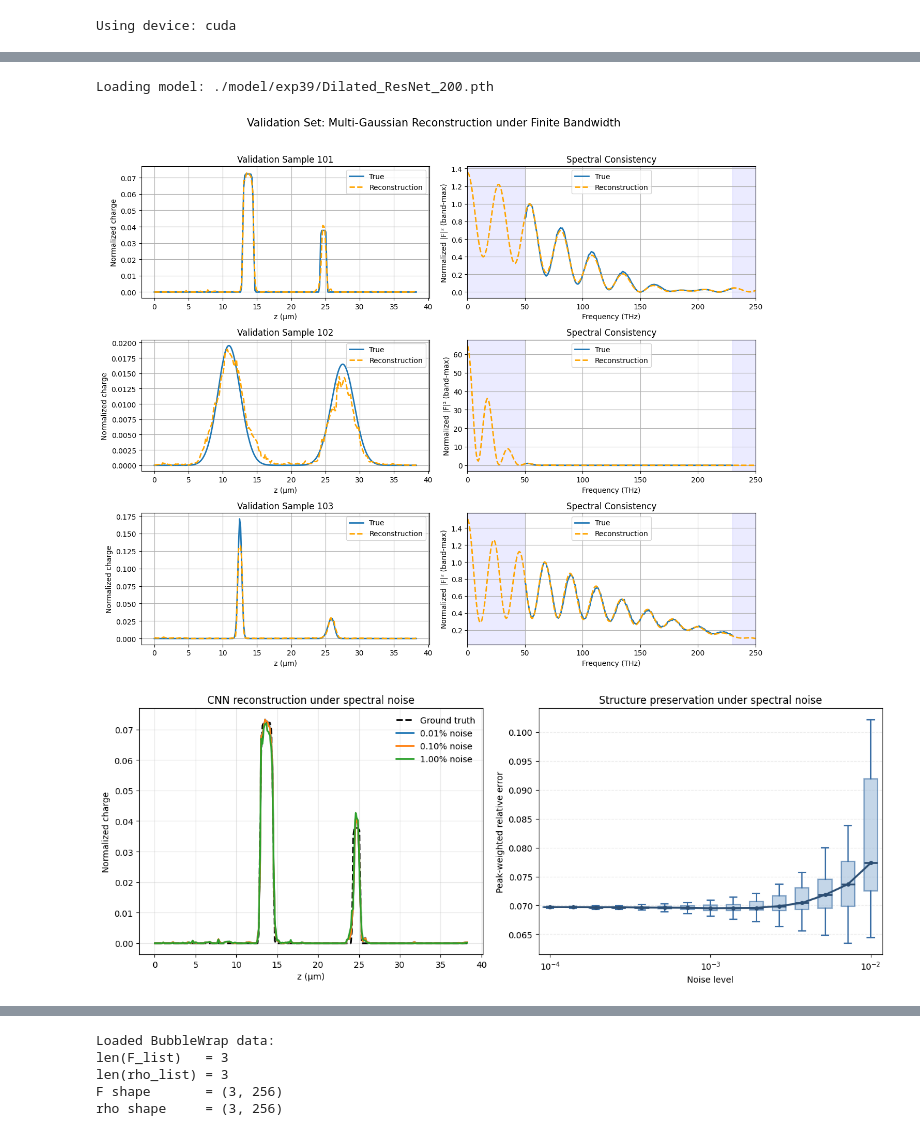
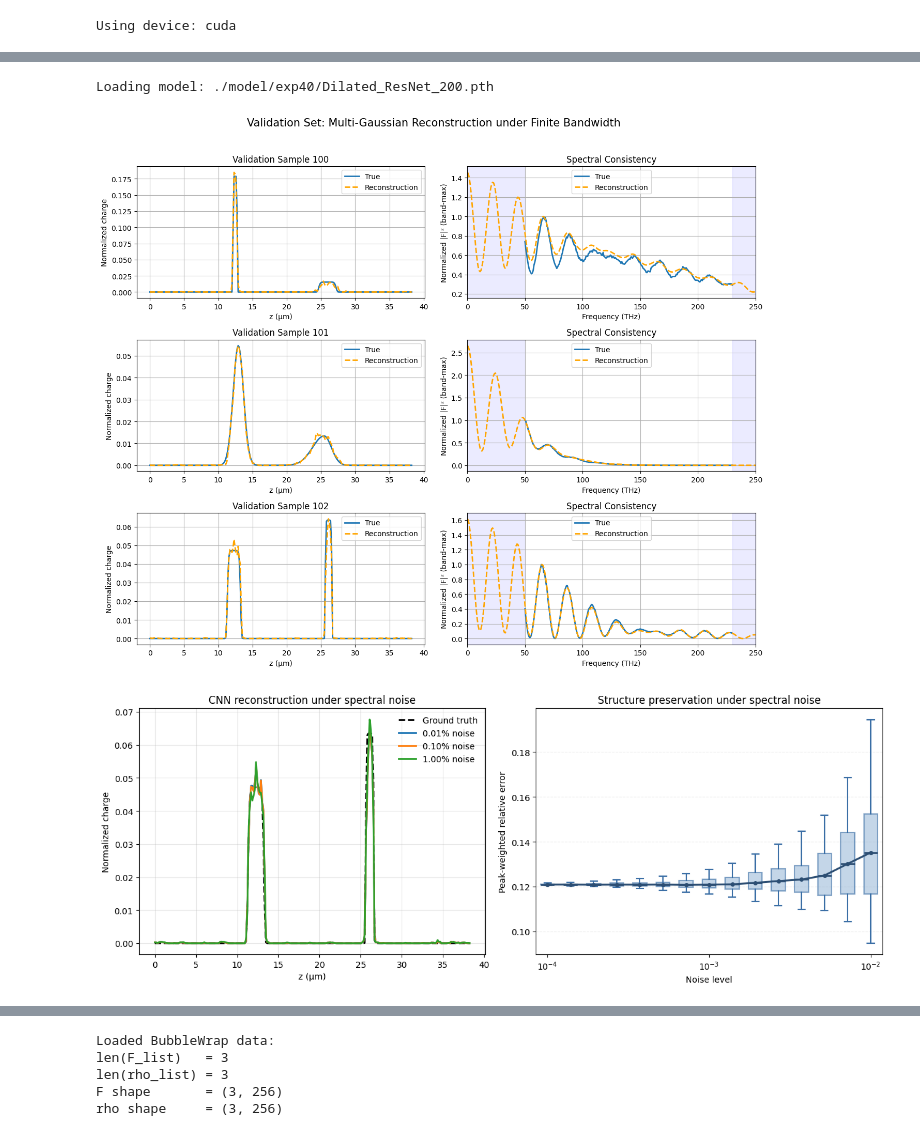
Before and after one commit to zewu-bi/Dilated_ResNet_phase_retrieval, a Jupyter notebook: 1D_Dilated_ResNet.ipynb, the cells around one changed output, grey strips where cells are left out. Cells and saved outputs as stored; diff of their text form; code cells hidden in the pictures.

```diff
--- a/1D_Dilated_ResNet.ipynb
+++ b/1D_Dilated_ResNet.ipynb
@@ -44,10 +49,10 @@ Using device: cuda
 # %%
 # Cell 3: paths, hyperparameters, and shared settings
 
-img_folder    = "./dataset/G1_G2_g_f_s_a/img"
-target_folder = "./dataset/G1_G2_g_f_s_a/target"
+img_folder    = "./dataset/G1_G2/img"
+target_folder = "./dataset/G1_G2/target"
 
-num_exp = 39
+num_exp = 40
 sequence_length = 256
 batch_size = 256
 num_epochs = 200
@@ -150,13 +155,13 @@ print("Loading model:", model_path)
 
 model = torch.load(model_path, map_location=device, weights_only=False)
 # %% [output]
-Loading model: ./model/exp39/Dilated_ResNet_200.pth
+Loading model: ./model/exp40/Dilated_ResNet_200.pth
 # %%
 # Cell 8: validation visualization (merged, keep only the 3x2 figure)
 
 model.eval()
 
-vis_indices = [101, 102, 103]
+vis_indices = [100, 101, 102]
 
 fig, axes = plt.subplots(3, 2, figsize=(13, 11))
 fig.suptitle("Validation Set: Multi-Gaussian Reconstruction under Finite Bandwidth", fontsize=15)
@@ -213,7 +218,7 @@ for row, idx in enumerate(vis_indices):
 plt.tight_layout(rect=[0, 0, 1, 0.96])
 plt.show()
 # %% [output]
-[figure, old version]
+[figure, new version]
 # %%
 # Cell 9: CNN Noise Robustness (Peak-weighted error)
 
@@ -226,7 +231,7 @@ median_color = "#2C4E73"
 # -----------------------------------------
 # Select one double-Gaussian sample
 # -----------------------------------------
-rand_idx = 101
+rand_idx = 102
 
 
 img, tgt = val_dataset[rand_idx]
@@ -334,34 +339,34 @@ box = ax2.boxplot(
     all_errors,
     positions=idx,
     widths=0.6,
     patch_artist=True,
     showfliers=False,
     medianprops=dict(color=median_color, linewidth=2),
     whiskerprops=dict(color=box_main, linewidth=1.5),
     capprops=dict(color=box_main, linewidth=1.5),
     boxprops=dict(color=box_main, linewidth=1.5),
 )
 
 for patch in box["boxes"]:
     patch.set_facecolor(box_fill)
     patch.set_alpha(0.6)
 
 medians = [np.median(e) for e in all_errors]
 ax2.plot(idx, medians, color=median_color, linewidth=2.2, marker="o", markersize=4)
 
 ax2.set_xlabel("Noise level")
 ax2.set_ylabel("Peak-weighted relative error")
 ax2.set_title("Structure preservation under spectral noise")
 
 ax2.set_xticks([0, 7, 14])
 ax2.set_xticklabels([r"$10^{-4}$", r"$10^{-3}$", r"$10^{-2}$"])
 
 ax2.grid(axis="y", linestyle="--", alpha=0.25)
 
 plt.tight_layout()
 plt.show()
 # %% [output]
-[figure, old version]
+[figure, new version]
 # %%
 # Cell 10: CNN (unchanged) + GS (Figure2-style forward)
 
```
Also changed, not shown: parts of 10 cells of this notebook, 9 other files.
